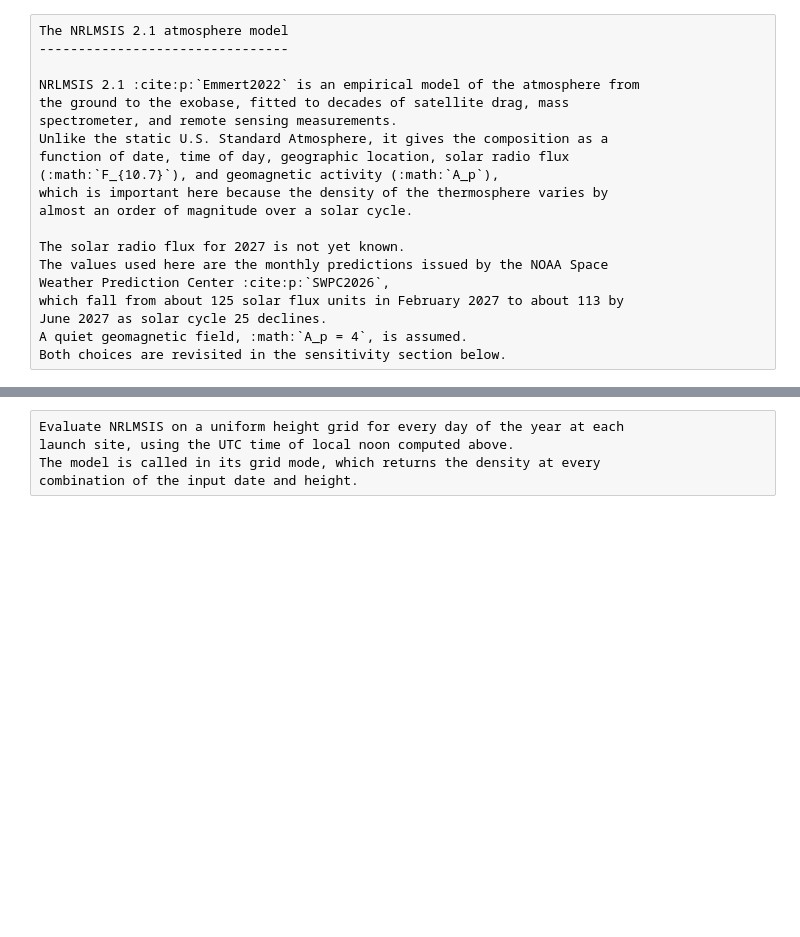
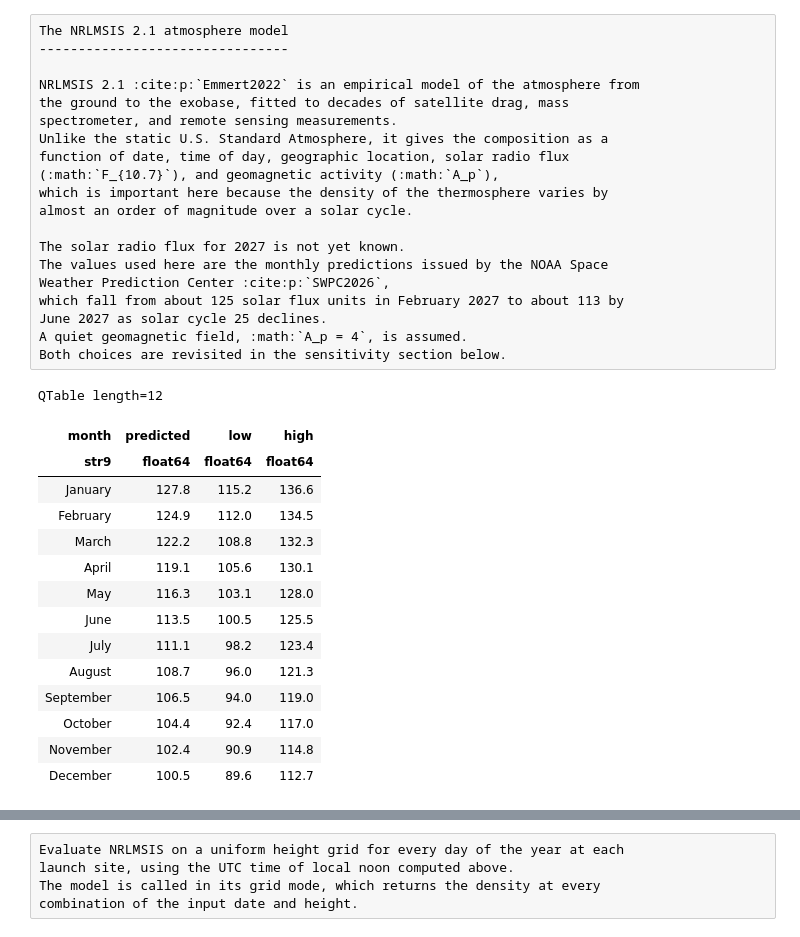
Before and after one commit to Kankelborg-Group/furst-optics, a Jupyter notebook: docs/reports/atmospheric-transmission.ipynb, the cells around one changed output, grey strips where cells are left out. Saved outputs shown, nothing was run; the diff lists cells and outputs as text; code cells hidden in the pictures; blank space fills up the shorter version.

```diff
--- a/docs/reports/atmospheric-transmission.ipynb
+++ b/docs/reports/atmospheric-transmission.ipynb
@@ -222,3 +235,45 @@ which fall from about 125 solar flux units in February 2027 to about 113 by
 June 2027 as solar cycle 25 declines.
 A quiet geomagnetic field, :math:`A_p = 4`, is assumed.
 Both choices are revisited in the sensitivity section below.
+# %%
+f107_swpc = {
+    # month: (predicted, low, high)
+    1: (127.8, 115.2, 136.6),
+    2: (124.9, 112.0, 134.5),
+    3: (122.2, 108.8, 132.3),
+    4: (119.1, 105.6, 130.1),
+    5: (116.3, 103.1, 128.0),
+    6: (113.5, 100.5, 125.5),
+    7: (111.1, 98.2, 123.4),
+    8: (108.7, 96.0, 121.3),
+    9: (106.5, 94.0, 119.0),
+    10: (104.4, 92.4, 117.0),
+    11: (102.4, 90.9, 114.8),
+    12: (100.5, 89.6, 112.7),
+}
+
+astropy.table.QTable(
+    data=[
+        [calendar.month_name[m] for m in f107_swpc],
+        [f107_swpc[m][0] for m in f107_swpc],
+        [f107_swpc[m][1] for m in f107_swpc],
+        [f107_swpc[m][2] for m in f107_swpc],
+    ],
+    names=["month", "predicted", "low", "high"],
+)
+# %% [output]
+QTable length=12
+| month | predicted | low | high |
+| str9 | float64 | float64 | float64 |
+| January | 127.8 | 115.2 | 136.6 |
+| February | 124.9 | 112.0 | 134.5 |
+| March | 122.2 | 108.8 | 132.3 |
+| April | 119.1 | 105.6 | 130.1 |
+| May | 116.3 | 103.1 | 128.0 |
+| June | 113.5 | 100.5 | 125.5 |
+| July | 111.1 | 98.2 | 123.4 |
+| August | 108.7 | 96.0 | 121.3 |
+| September | 106.5 | 94.0 | 119.0 |
+| October | 104.4 | 92.4 | 117.0 |
+| November | 102.4 | 90.9 | 114.8 |
+| December | 100.5 | 89.6 | 112.7 |
```
Also changed, not shown: parts of 18 cells of this notebook.
